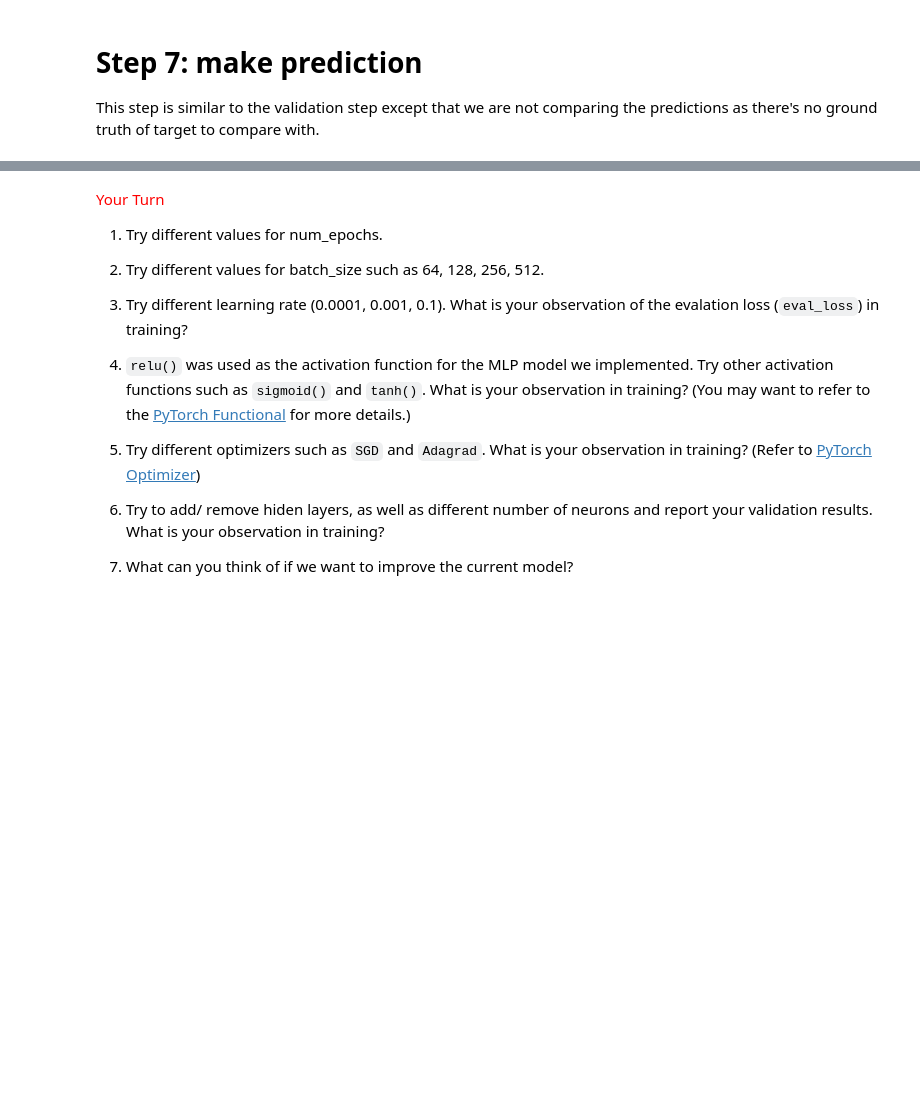
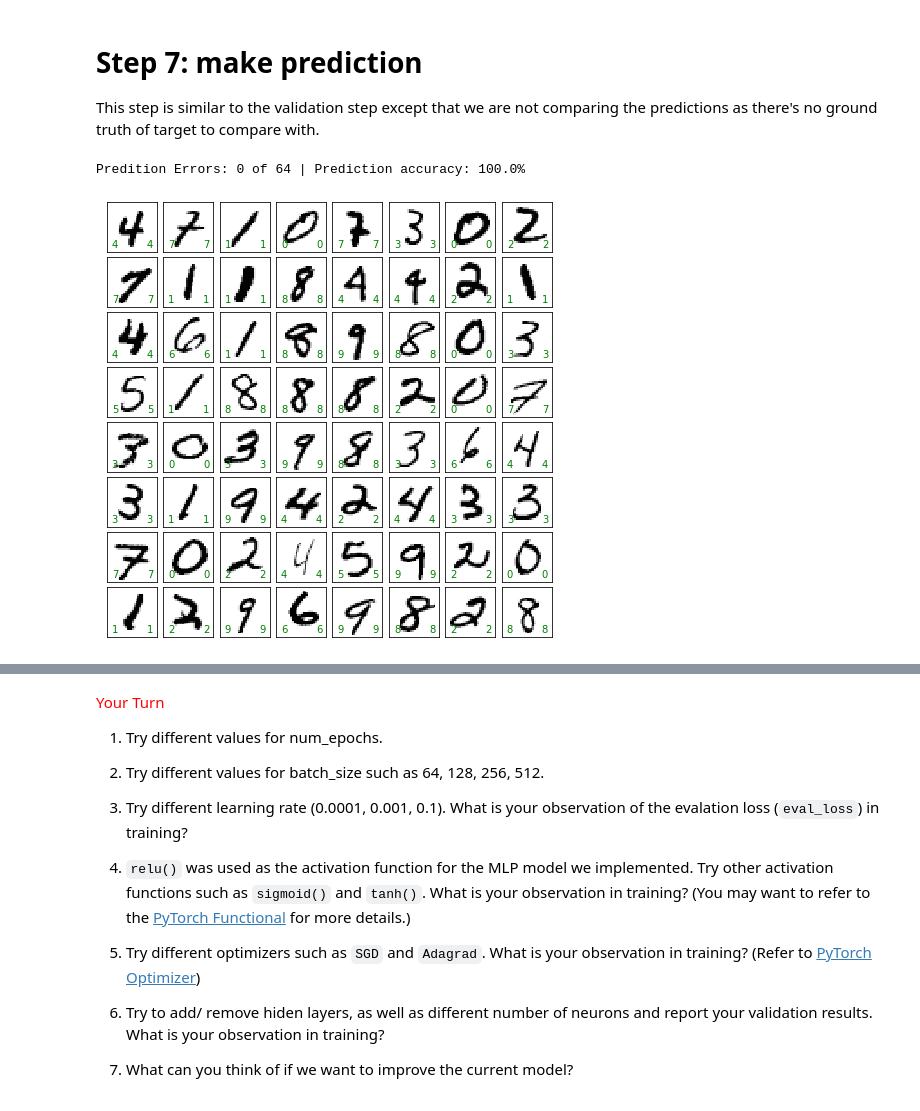
Before and after one commit to fenggeorgeyu/YSU-STEM-Summer-Internship-2022, a Jupyter notebook: tutorials/4-deep-neural-network-mnist.ipynb, the cells around one changed output, grey strips where cells are left out. Drawn from its saved outputs; the diff is of its cells as text; code cells hidden in the pictures; blank space fills up the shorter version.

````diff
--- a/tutorials/4-deep-neural-network-mnist.ipynb
+++ b/tutorials/4-deep-neural-network-mnist.ipynb
@@ -52,7 +54,8 @@ Typically we would want to set batch_size as $2^n$ e.g. 128, 256, 512, and set `
 ### Download Datasets
 # %%
 # preparing transforming functions
-data_tf=transforms.Compose([transforms.ToTensor(), transforms.Normalize([0.5],[0.5])])
+# data_tf=transforms.Compose([transforms.ToTensor(), transforms.Normalize([0.5],[0.5])])
+data_tf=transforms.Compose([transforms.ToTensor(), transforms.Normalize((0.1307,), (0.3081,))])
 
 # download datasets
 train_dataset = datasets.MNIST(root='../data', train=True, transform=data_tf, download=True)
@@ -287,29 +290,45 @@ def test_model(model, criterion, test_loader):
 # %%
 %%time
 
+#gpu switch on/off
+use_gpu=False
+
 # # define model
-# #model = simpleNet(28*28, 300, 100, 10)
-model = BatchNet(28*28, 300, 100, 10)
-if cuda.is_available():
-    #if GPU is available
+# model=CNN()
+model=CNNExample()
+# model = CNN2()
+# print(model)
+
+if use_gpu and cuda.is_available():
+    print(f'using GPU: {cuda.get_device_properties(0)}')
     model=model.cuda()
+else:
+    print('using CPU')
+    model=model.cpu()
 
 # learning rate
 learning_rate=1e-1
+#learning_rate=1
 
 #---optimizer for training the neural network---
 # use Adam optimizer
-optimizer=optim.Adam(model.parameters(), lr=learning_rate)
+optimizer=optim.Adadelta(model.parameters(), lr=learning_rate)
+#optimizer=optim.Adagrad(model.parameters(), lr=learning_rate)
+#optimizer=optim.Adam(model.parameters(), lr=learning_rate)
 ##---uncomment the following lines to try out different optimizers---
 #optimizer=optim.SGD(model.parameters(), lr=learning_rate)
-#optimizer=optim.Adagrad(model.parameters(), lr=learning_rate)
+
 
 #---criterion is the cost or error function---
 criterion=nn.CrossEntropyLoss()
+#criterion=nn.NLLLoss()
+
+# #---scheduler---
+# scheduler = StepLR(optimizer, step_size=1, gamma=0.7) # need by NLLLoss
 
 # set number of epochs
 num_epochs=20
 
 # train model
-model = train_model(model, train_loader, criterion, optimizer, num_epochs)
+model = train_model(model, train_loader, criterion, optimizer, scheduler, num_epochs)
 loss, accuracy=test_model(model, criterion, test_loader)
@@ -364,34 +383,38 @@ sample_size=batch_size
 # let shuffle be True to load random images each time
 sample_loader = DataLoader(test_dataset, batch_size=sample_size, shuffle=True)
 data=iter(sample_loader)
 samples,sample_labels=data.next()
 
 row_num=8 # if batch_size=64, plot matrix as 8x8
 column_num=int(batch_size/row_num)
 
-output = model(samples.view(samples.size(0),-1))
+# output = model(samples.view(samples.size(0),-1))
+output=model(samples)
 _, pred = torch.max(output, 1)
 
 # print(sample_labels)
 # print(pred)
 
 fig, axes = plt.subplots(row_num, column_num, figsize=(8, 8),
                          subplot_kw={'xticks':[], 'yticks':[]},
                          gridspec_kw=dict(hspace=0.1, wspace=0.1))
 
 error = 0 # prediction error
 for i, ax in enumerate(axes.flat):
     ax.imshow(samples[i][0], cmap='Greys', interpolation='nearest')
     ax.text(0.1, 0.1, sample_labels[i].numpy(), transform=ax.transAxes, color='green')
     if sample_labels[i].numpy()==pred[i].numpy():
         color_pred='green'
     else:
         color_pred='red'
         error+=1
     ax.text(0.8, 0.1, pred[i].numpy(), transform=ax.transAxes, color=color_pred)
 
 accuracy_predict=(1-error*1.0/sample_size)*100
 print(f'Predition Errors: {error} of {sample_size} | Prediction accuracy: {accuracy_predict}%')
+# %% [output]
+Predition Errors: 0 of 64 | Prediction accuracy: 100.0%
+[figure, added]
 # %% [markdown]
 <!--
 ```Python
````
Also changed, not shown: parts of 10 cells of this notebook, 1 other file.
